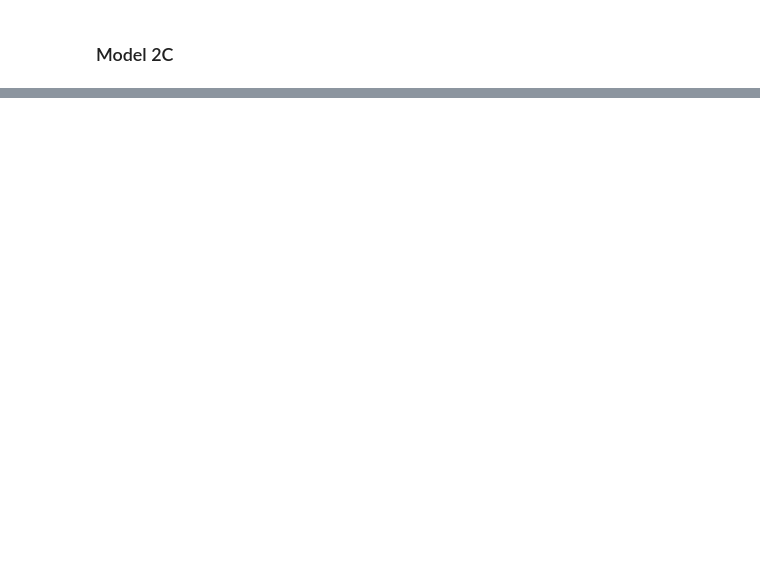
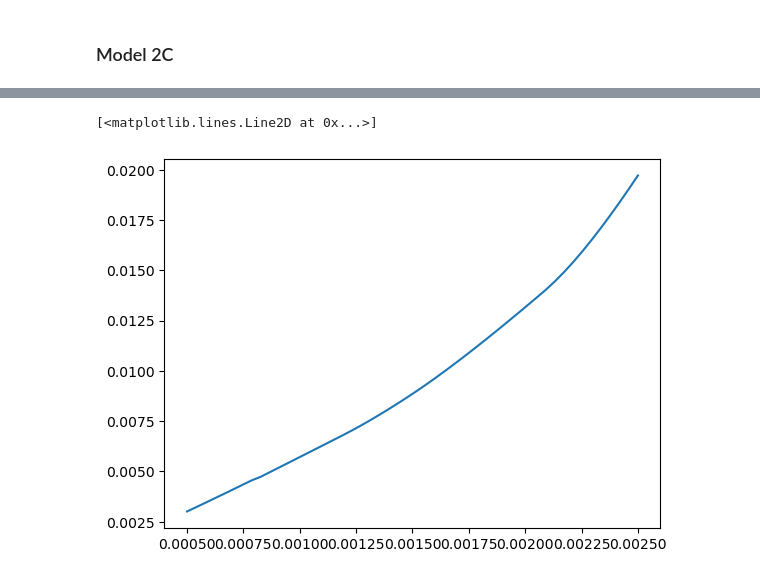
Before and after one commit to vinflora/MATH441-Group-Project, a Jupyter notebook: 2ND ROUND_code_selected assets.ipynb, the cells around one changed output, grey strips where cells are left out. Saved outputs shown, nothing was run; the diff lists cells and outputs as text; code cells hidden in the pictures; blank space fills up the shorter version.

```diff
--- a/2ND ROUND_code_selected assets.ipynb
+++ b/2ND ROUND_code_selected assets.ipynb
@@ -430,0 +535,47 @@ print(x)
+# %%
+R_c = 0. * R
+for j in range(len(R[0,:])):
+  R_c[:,j] = R[:,j] - r[j]
+
+#print(np.outer(R_c[0,:],R_c[0,:]))
+R_c.T @ R_c
+
+# compute the convariance matrix manually
+sig = 0. * S
+for i in range(len(R[:,0])):
+  sig = sig + np.outer(R_c[i,:],R_c[i,:])
+sig = sig / T
+
+n = len(assets)  # Number of assets
+T = len(R[:,0])  # Number of time periods
+e = np.ones((n,1))
+rq = r.reshape(n,1)
+
+m0_array = np.linspace(0.0005,0.0025,50)
+risk_array = 0. * m0_array
+i = 0
+for i in range(len(m0_array)):
+
+  r0 = m0_array[i]
+
+  X = cp.Variable((n,1))
+  Objective = cp.Minimize(cp.quad_form(X,sig))
+  constraints = [e.T@X == 1, X >= 0, rq.T@X == r0]
+  problem = cp.Problem(Objective,constraints)
+
+  result = problem.solve()
+
+  risk_array[i] = (X.value.T @ sig @ X.value)[0,0]**0.5
+
+#print("Status:", LpStatus[prob.status])
+#print("Optimal Portfolio Weights:")
+#for j in range(n):
+    #print(f"x{j}: {value(x[j])}")
+#print("expected return (MAD):", value(lpSum(r[j] * x[j] for j in range(n))))
+#print("Mean Absolute Deviation (MAD):", value( (1/T) * lpSum(y[t] for t in range(T))))
+# %%
+plt.figure()
+plt.plot(m0_array, risk_array)
+# %% [output]
+[<matplotlib.lines.Line2D at 0x...>]
+[figure, added]
```
Also changed, not shown: parts of 13 cells of this notebook.
